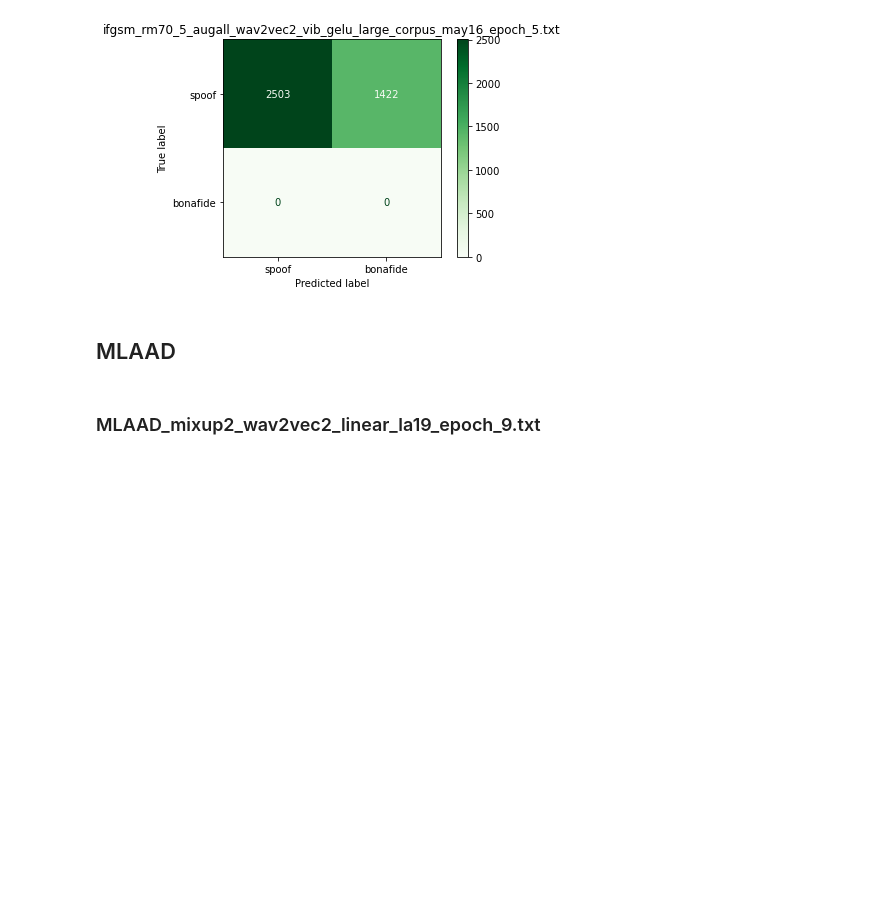
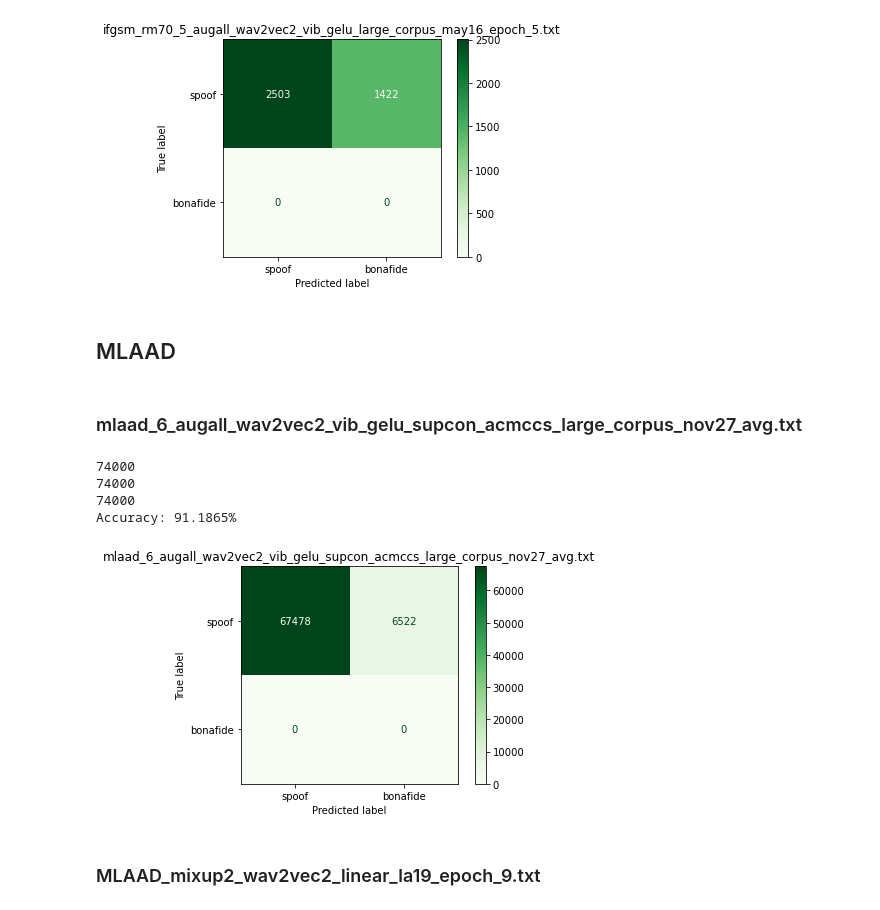
Before and after one commit to josebeo2016/vocodetect, a Jupyter notebook: Supcon-voco/res2.ipynb, the cells around one changed output. Cells and saved outputs as stored; diff of their text form; code cells hidden in the pictures; blank space fills up the shorter version.

```diff
--- a/Supcon-voco/res2.ipynb
+++ b/Supcon-voco/res2.ipynb
@@ -228,6 +228,46 @@ waveform_concatenation - 0 - 0.0000%
 mlaad_df = pd.read_csv("../traindata/MLAAD/meta.csv")
 # mlaad_df
 # print(len(mlaad_df))
+# %% [markdown]
+### mlaad_6_augall_wav2vec2_vib_gelu_supcon_acmccs_large_corpus_nov27_avg.txt
+# %%
+pred_df = pd.read_csv("docs/mlaad_6_augall_wav2vec2_vib_gelu_supcon_acmccs_large_corpus_nov27_avg.txt", sep=" ", header=None)
+pred_df.columns = ["path","spoof","score"]
+print(len(pred_df))
+pred_df = pred_df.drop_duplicates(subset=['path'])
+print(len(pred_df))
+
+# pred_df['utt'] = pred_df['utt'].apply(lambda x: x.split('/')[-1].split('.')[0])
+
+# if spoof < score, then bonafide, else spoof
+pred_df['pred'] = pred_df.apply(lambda x: 'bonafide' if x['spoof'] < x['score'] else 'spoof', axis=1)
+
+# merge eval_df and pred_df on utt
+res_df = pd.merge(mlaad_df, pred_df, on='path')
+print(len(res_df))
+# res_df = res_df[res_df['group'] == 'intern_2024']
+# res_df['source_group'] = res_df.apply(lambda x: x['Source link'].replace("//", "/").split("/")[1], axis=1)
+# OR compute EER by finding smallest threshold
+# spoof_scores = res_df[res_df['label'] == 'spoof']['score']
+# bonafide_scores = res_df[res_df['label'] == 'bonafide']['score']
+# eer, threshold = compute_eer(bonafide_scores, spoof_scores)
+# print("EER: {:.4f}%, threshold: {:.4f}".format(eer*100, threshold))
+# res_df['pred'] = res_df['score'].apply(lambda x: 'spoof' if x < threshold else 'bonafide')
+
+# confusion matrix
+cm = confusion_matrix(res_df["label"], res_df["pred"], labels=["spoof","bonafide"])
+disp = ConfusionMatrixDisplay(confusion_matrix=cm, display_labels=["spoof","bonafide"])
+disp.plot(cmap='Greens', values_format='g')
+plt.title("mlaad_6_augall_wav2vec2_vib_gelu_supcon_acmccs_large_corpus_nov27_avg.txt")
+print("Accuracy: {:.4f}%".format(accuracy_score(res_df["label"], res_df["pred"])*100))
+# plt.savefig("figs/ori_assl_cm.png", dpi=300)
+plt.show()
+# %% [output]
+74000
+74000
+74000
+Accuracy: 91.1865%
+[figure, added]
 # %% [markdown]
 ### MLAAD_mixup2_wav2vec2_linear_la19_epoch_9.txt
 # %%
```
Also changed, not shown: 23 other files.
